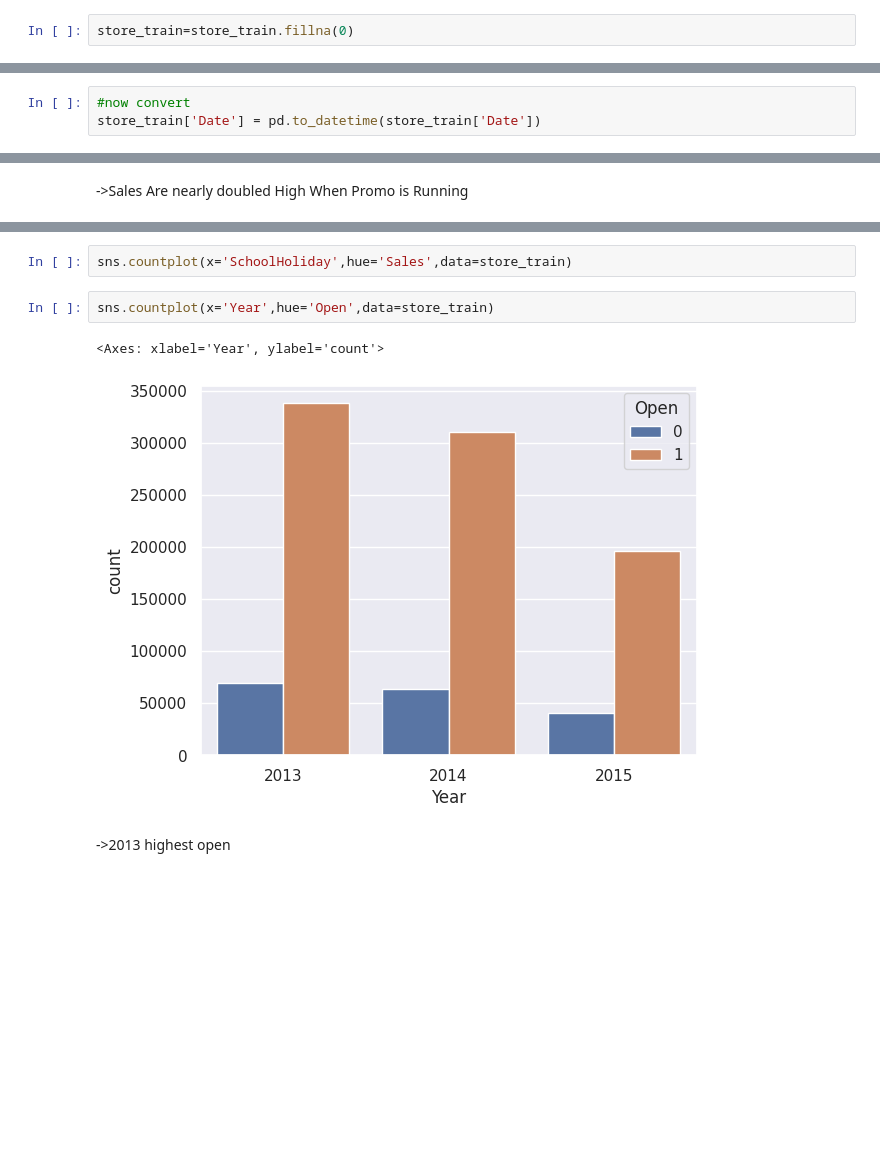
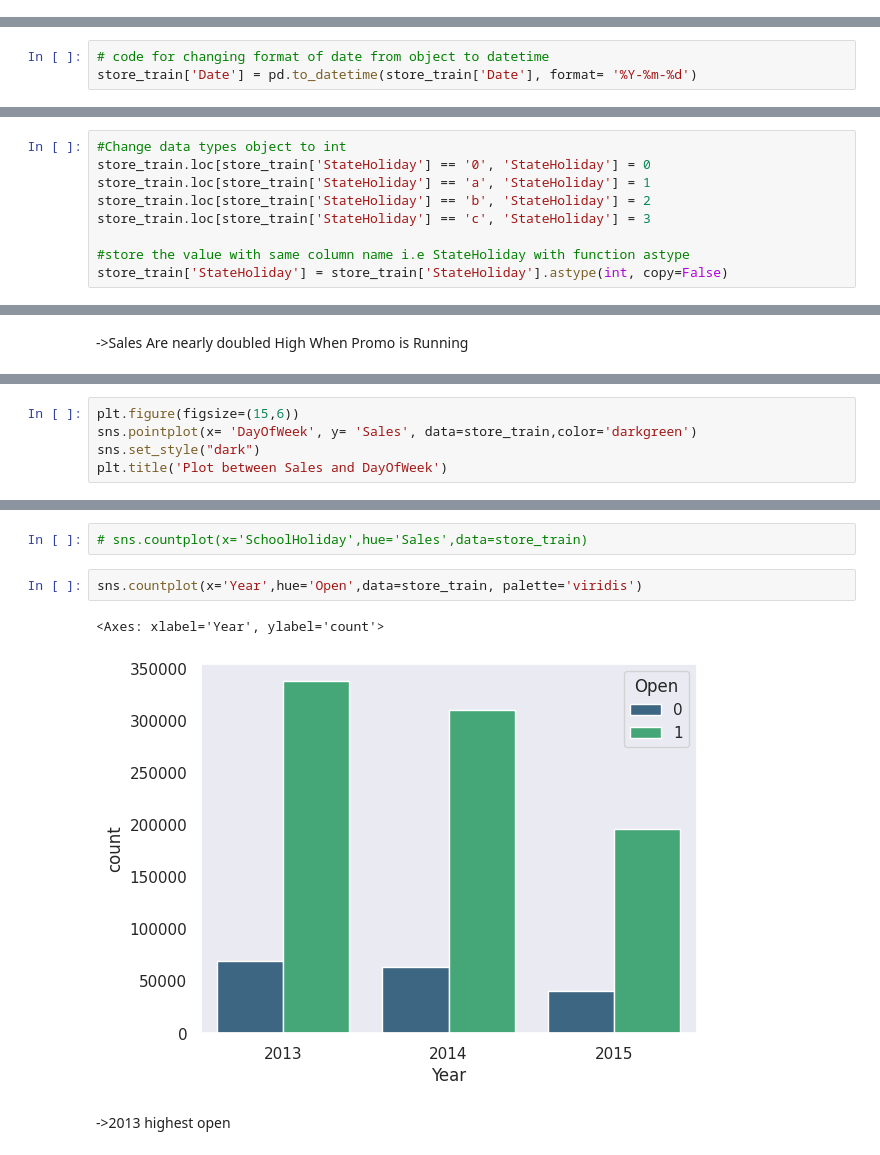
Before and after one commit to dhrisandamedhi/Retail-Sales-Prediction, a Jupyter notebook: EDA_retail_store.ipynb, the cells around one changed output, grey strips where cells are left out. Cells and saved outputs as stored; diff of their text form; blank space fills up the shorter version.

```diff
--- a/EDA_retail_store.ipynb
+++ b/EDA_retail_store.ipynb
@@ -295,6 +295,4 @@ array(['0', 'a', 'b', 'c', 0], dtype=object)
 store_train.SchoolHoliday.unique()
 # %% [output]
 array([1, 0])
-# %%
-store_train=store_train.fillna(0)
 # %% [markdown]
@@ -302,6 +300,6 @@ store_train=store_train.fillna(0)
 # %%
-#now convert
-store_train['Date'] = pd.to_datetime(store_train['Date'])
+# code for changing format of date from object to datetime
+store_train['Date'] = pd.to_datetime(store_train['Date'], format= '%Y-%m-%d')
 # %%
 #check first date
 store_train['Date'].min()
@@ -317,3 +313,12 @@ Timestamp('2015-07-31 00:00:00')
+# %%
+#Change data types object to int
+store_train.loc[store_train['StateHoliday'] == '0', 'StateHoliday'] = 0
+store_train.loc[store_train['StateHoliday'] == 'a', 'StateHoliday'] = 1
+store_train.loc[store_train['StateHoliday'] == 'b', 'StateHoliday'] = 2
+store_train.loc[store_train['StateHoliday'] == 'c', 'StateHoliday'] = 3
+
+#store the value with same column name i.e StateHoliday with function astype
+store_train['StateHoliday'] = store_train['StateHoliday'].astype(int, copy=False)
 # %% [markdown]
 ###extract date,year,month ,Week of year
 # %%
@@ -424,0 +435,5 @@ plt.show()
+# %%
+plt.figure(figsize=(15,6))
+sns.pointplot(x= 'DayOfWeek', y= 'Sales', data=store_train,color='darkgreen')
+sns.set_style("dark")
+plt.title('Plot between Sales and DayOfWeek')
@@ -425,10 +457,10 @@ plt.show()
 # %%
-sns.countplot(x='SchoolHoliday',hue='Sales',data=store_train)
+# sns.countplot(x='SchoolHoliday',hue='Sales',data=store_train)
 # %%
-sns.countplot(x='Year',hue='Open',data=store_train)
+sns.countplot(x='Year',hue='Open',data=store_train, palette='viridis')
 # %% [output]
 <Axes: xlabel='Year', ylabel='count'>
-[figure, old version]
+[figure, new version]
 # %% [markdown]
 ->2013 highest open
 # %% [markdown]
```
Also changed, not shown: parts of 149 cells of this notebook.
